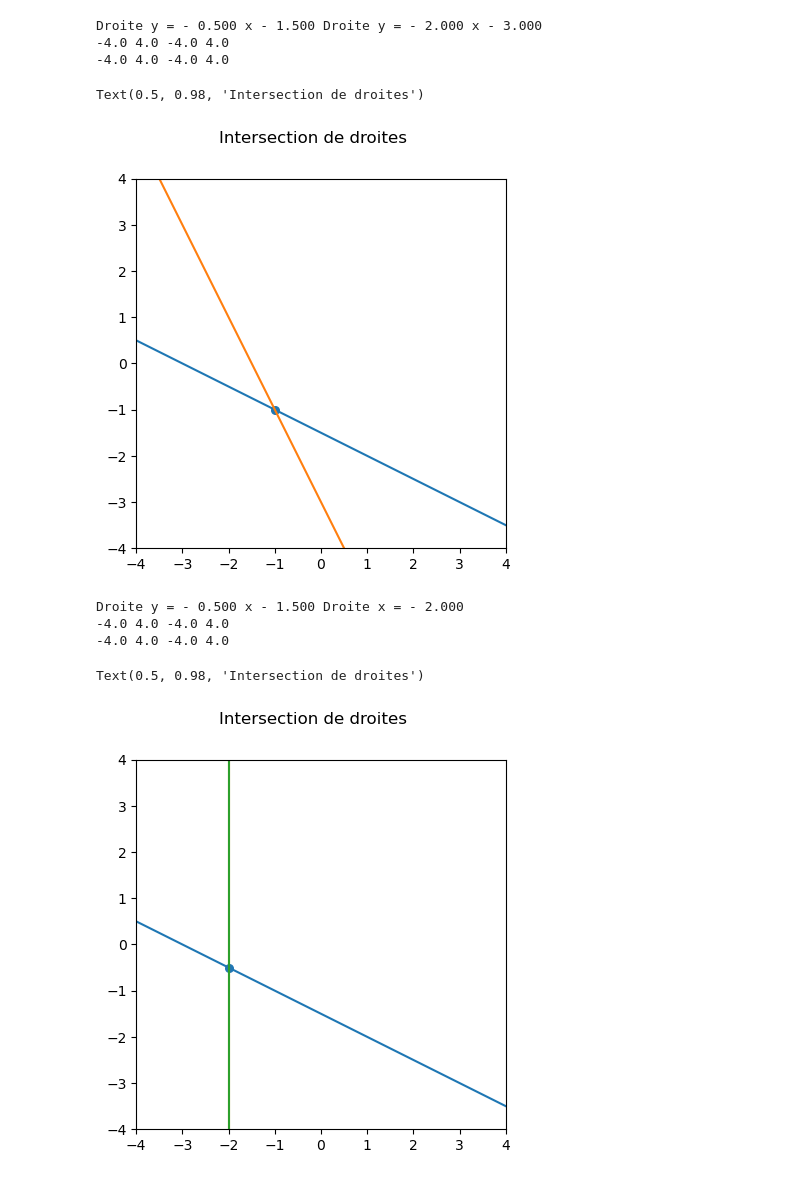
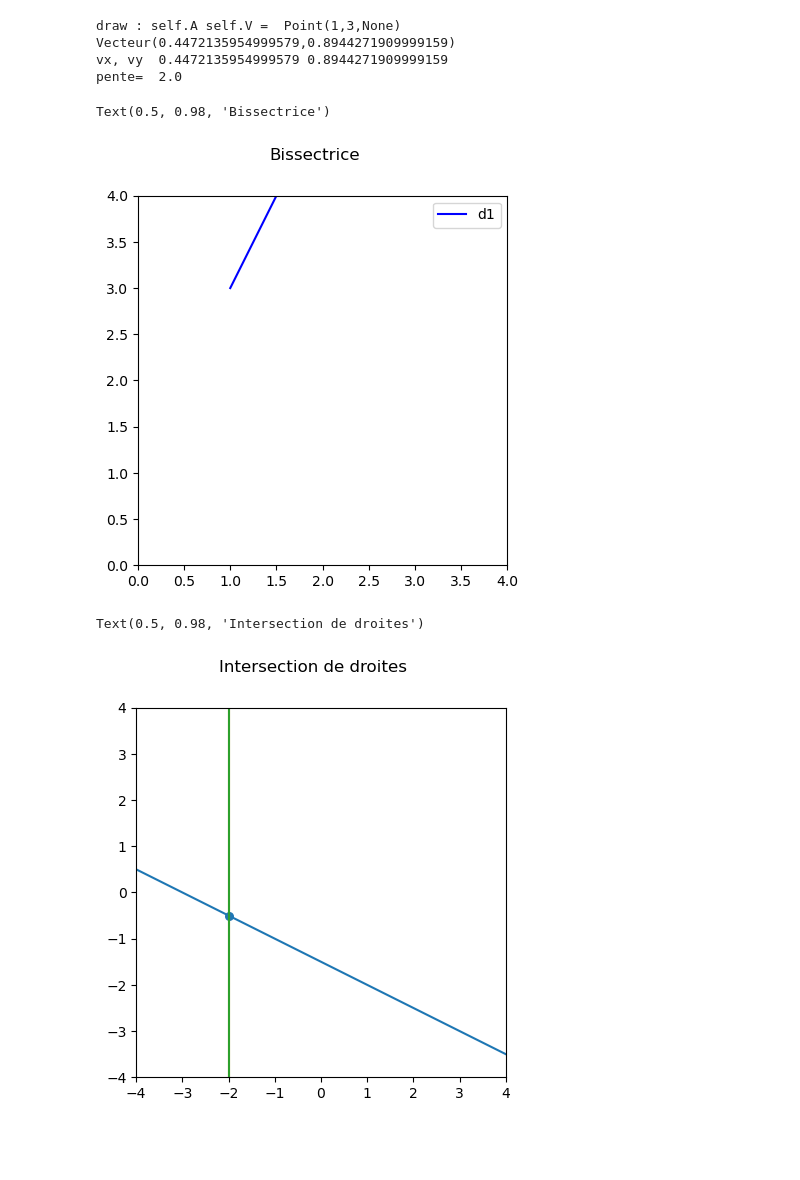
Before and after one commit to mhdeleglise/Formes2D, a Jupyter notebook: Constructions.ipynb, the cells around one changed output. Drawn from its saved outputs; the diff is of its cells as text; code cells hidden in the pictures; blank space fills up the shorter version.

```diff
--- a/Constructions.ipynb
+++ b/Constructions.ipynb
@@ -5,26 +4,40 @@ from symetries import *
+# %%
+A=Point(1,3)
+d1 = DemiDroite(A,Vecteur(1,2))
+#d2 = DemiDroite(A,Vecteur(0,1))
+#d =  d1.bissectrice(d2)
+fig, ax = plt.subplots()
+ax.set_xlim(0,4)
+ax.set_ylim(0,4)
+d1.draw(ax,label='d1',color='blue')
+#d2.draw(ax,label='d2',color='orange')
+#d.draw(ax,label='d',color='green')
+ax.legend()
+ax.set_aspect('equal')
+
+fig.suptitle("Bissectrice")
+# %% [output]
+draw : self.A self.V =  Point(1,3,None) Vecteur(0.4472135954999579,0.8944271909999159)
+vx, vy  0.4472135954999579 0.8944271909999159
+pente=  2.0
+Text(0.5, 0.98, 'Bissectrice')
+[figure, added]
 # %%
 d1 = Droite(1,2,3);
 d2 = Droite(2,1,3)
 print(d1,d2)
 P = d1.intersection(d2);
 fig, ax = plt.subplots()
-ax.set_aspect('equal')
 ax.set_xlim(-4,4)
 ax.set_ylim(-4,4)
 P.draw(ax,s=30)
 d1.draw(ax)
 d2.draw(ax)
 fig.suptitle("Intersection de droites")
+ax.set_aspect('equal')
-# %% [output]
-Droite y = - 0.500 x - 1.500 Droite y = - 2.000 x - 3.000
--4.0 4.0 -4.0 4.0
--4.0 4.0 -4.0 4.0
-Text(0.5, 0.98, 'Intersection de droites')
-[figure, removed]
 # %%
 d1 = Droite(1,2,3);
 d2 = Droite(1,0,2)
-print(d1,d2)
 P = d1.intersection(d2);
 fig, ax = plt.subplots()
 ax.set_aspect('equal')
@@ -35,9 +48,6 @@ d1.draw(ax)
 d2.draw(ax)
 fig.suptitle("Intersection de droites")
 # %% [output]
-Droite y = - 0.500 x - 1.500 Droite x = - 2.000
--4.0 4.0 -4.0 4.0
--4.0 4.0 -4.0 4.0
+Text(0.5, 0.98, 'Intersection de droites')
-Text(0.5, 0.98, 'Intersection de droites')
 [figure]
 # %%
```
Also changed, not shown: parts of 11 cells of this notebook.
